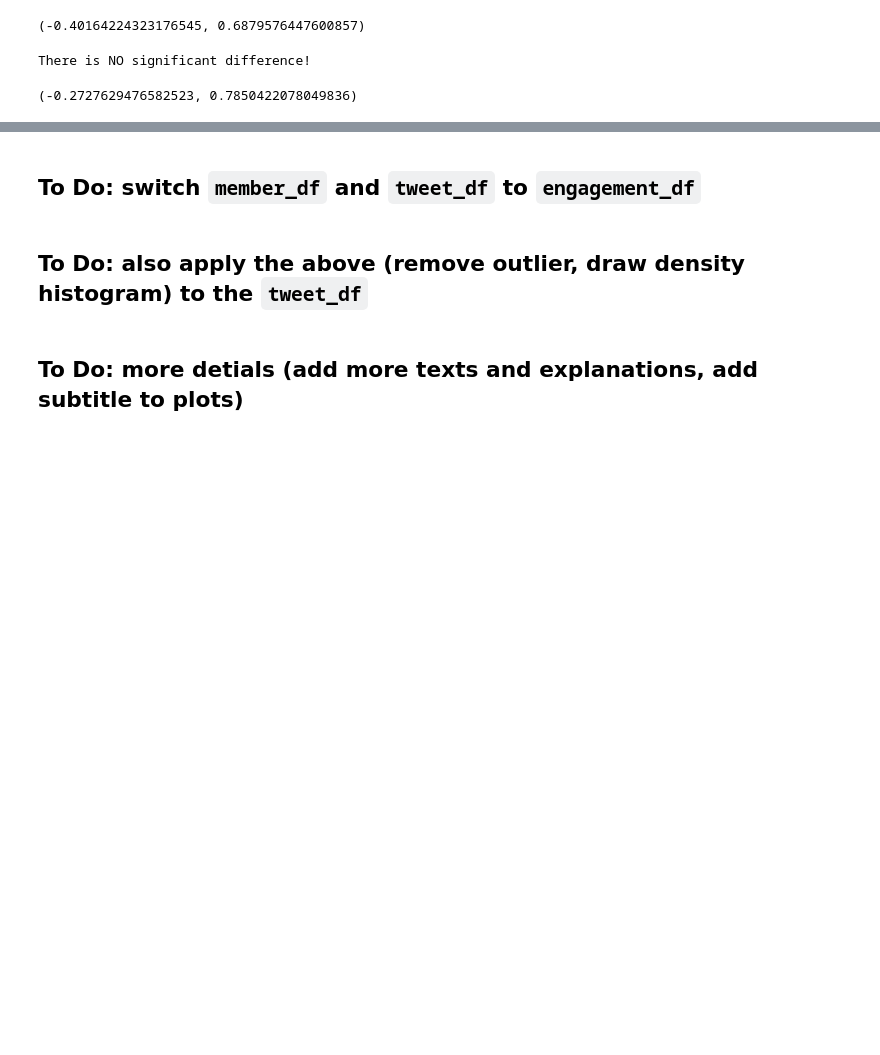
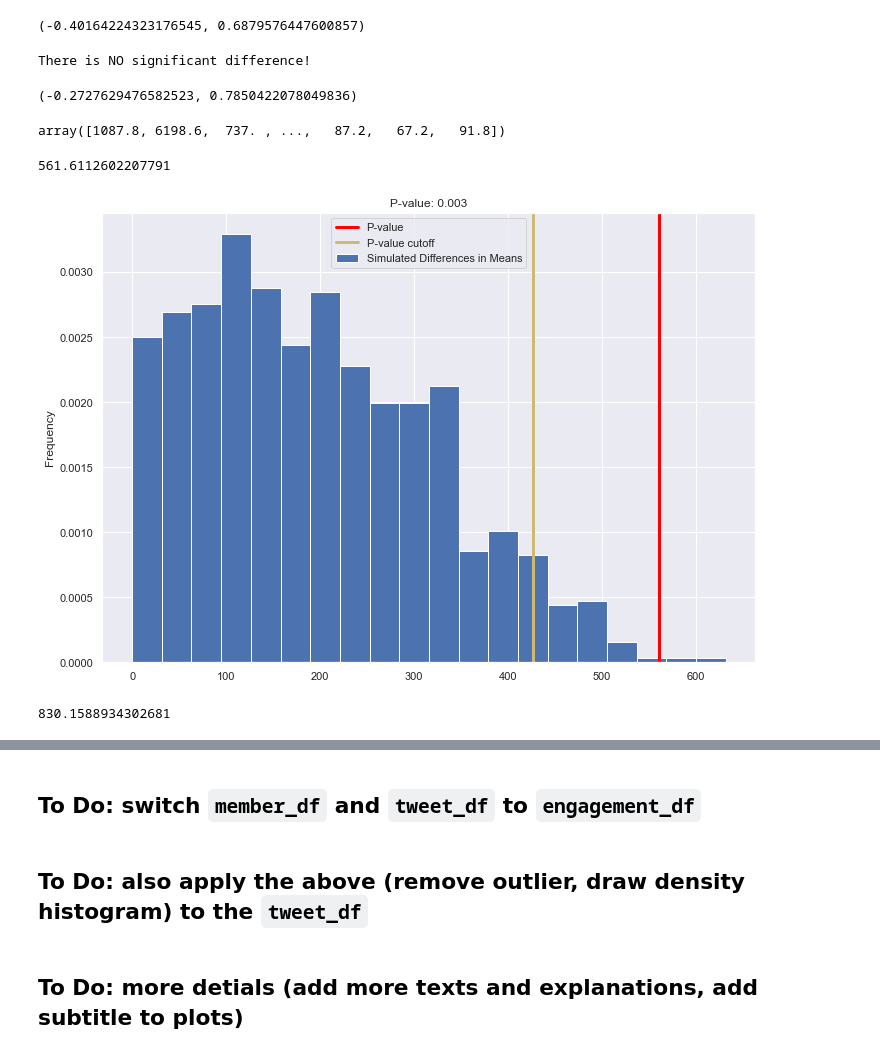
Before and after one commit to Skylar-Shi/MBTI_Data_Analysis_Project, a Jupyter notebook: EDACheckpointGroup_Sp23_RandomName.ipynb, the cells around one changed output, grey strips where cells are left out. Saved outputs shown, nothing was run; the diff lists cells and outputs as text; code cells hidden in the pictures; blank space fills up the shorter version.

Commit message:
update permutation test

```diff
--- a/EDACheckpointGroup_Sp23_RandomName.ipynb
+++ b/EDACheckpointGroup_Sp23_RandomName.ipynb
@@ -1324,3 +1324,44 @@ t_val, p_val
 # %% [output]
 There is NO significant difference!
 (-0.2727629476582523, 0.7850422078049836)
+# %%
+member_df['UserActiveness'].values
+# %% [output]
+array([1087.8, 6198.6,  737. , ...,   87.2,   67.2,   91.8])
+# %%
+obs_diff_mind = member_df[['mind', 'UserActiveness']].groupby('mind').mean().diff().loc['i', 'UserActiveness']
+obs_diff_mind = abs(obs_diff_mind )
+obs_diff_mind
+# %% [output]
+561.6112602207791
+# %%
+is_i = np.array(member_df['mind']=='i')
+user_activeness = member_df['UserActiveness'].values
+n_i = is_i.sum()
+n_e = member_df.shape[0] - n_i
+
+is_i_permutations = np.column_stack([
+    np.random.permutation(is_i)
+    for _ in range(1000)
+]).T
+
+mean_i = (user_activeness * is_i_permutations).sum(axis=1) / n_i
+mean_e = (user_activeness * ~is_i_permutations).sum(axis=1) / n_e
+differences = pd.Series(np.abs(mean_i - mean_e))
+# %%
+pval = (differences >= obs_diff_mind).mean()
+differences.plot(kind='hist', density=True, ec='w', bins=20, title=f'P-value: {pval}', label='Simulated Differences in Means')
+plt.axvline(x=obs_diff, color='red', linewidth=3, label='P-value')
+
+perc = np.percentile(differences, 95) # 5% significance level
+plt.axvline(x=perc, color='y', linewidth=3, label='P-value cutoff')
+
+plt.legend();
+# %% [output]
+[figure, added]
+# %%
+obs_diff_energy = member_df[['energy', 'UserActiveness']].groupby('energy').mean().diff().iloc[-1, 0]
+obs_diff_energy = np.abs(obs_diff_energy)
+obs_diff_energy
+# %% [output]
+830.1588934302681
```
Also changed, not shown: parts of 5 cells of this notebook.
